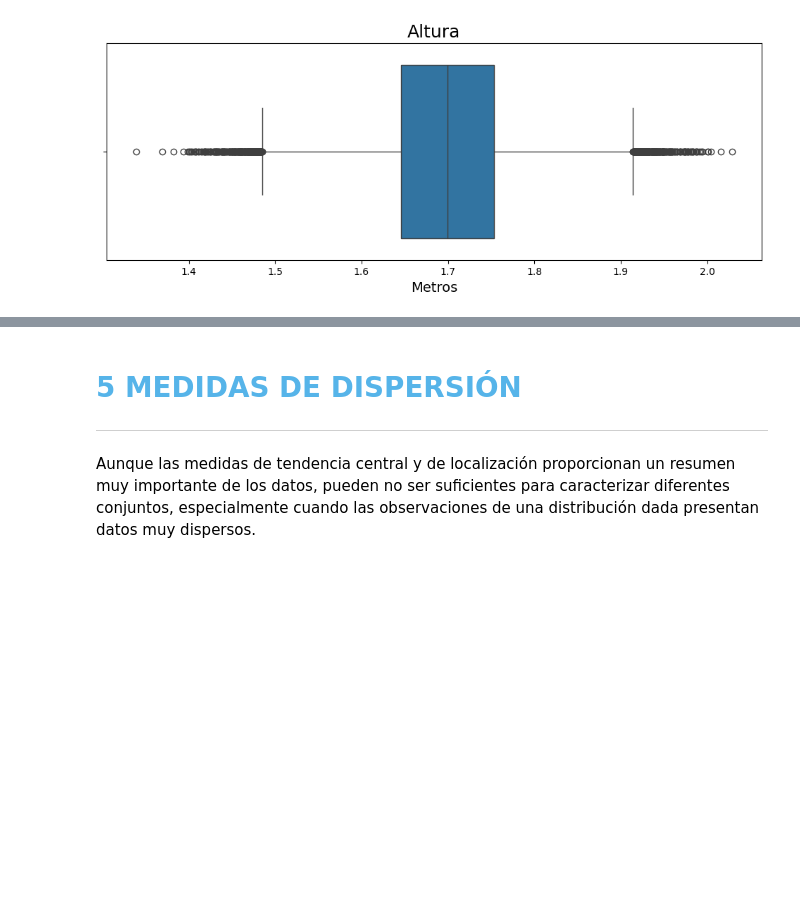
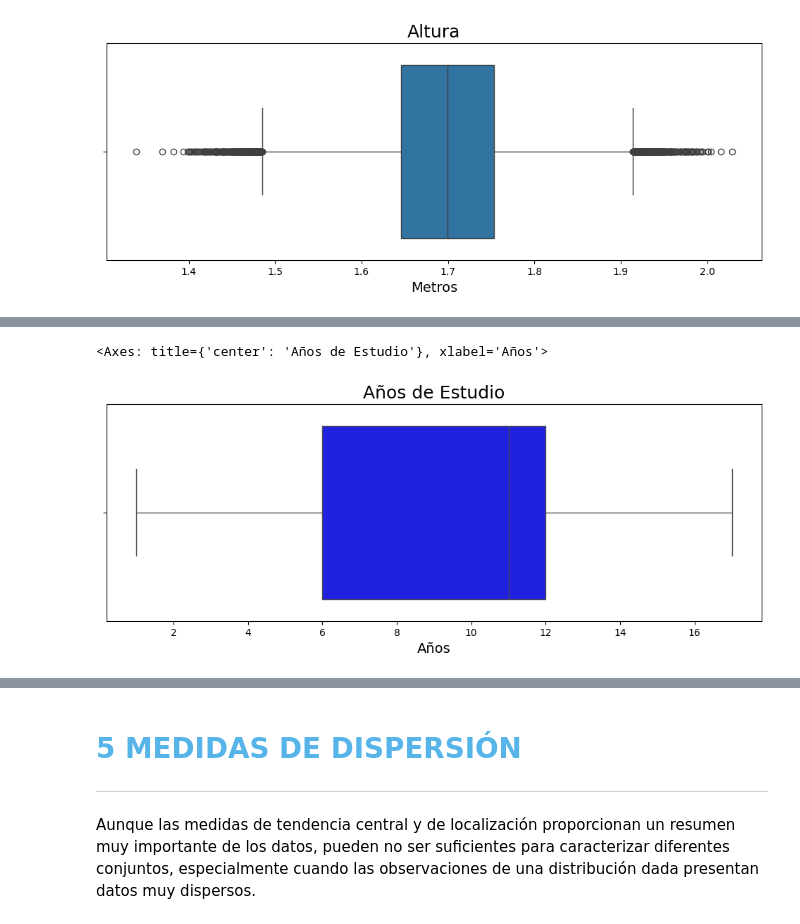
Before and after one commit to MarteDevs/Estadistica-con-Python, a Jupyter notebook: Curso_de_Estadística_con_Python_1.ipynb, the cells around one changed output, grey strips where cells are left out. Saved outputs shown, nothing was run; the diff lists cells and outputs as text; code cells hidden in the pictures; blank space fills up the shorter version.

```diff
--- a/Curso_de_Estadística_con_Python_1.ipynb
+++ b/Curso_de_Estadística_con_Python_1.ipynb
@@ -1314,0 +1342,11 @@ ax
+# %%
+ax = srn.boxplot(x = 'Años de Estudio', data = datos,orient='h', color='blue')
+# Crea un boxplot de la columna 'Ingreso' usando seaborn.
+# intentamos hacer un zoom
+ax.figure.set_size_inches(12, 4)
+ax.set_title('Años de Estudio', fontsize=18)
+ax.set_xlabel('Años', fontsize=14)
+ax
+# %% [output]
+<Axes: title={'center': 'Años de Estudio'}, xlabel='Años'>
+[figure, added]
```
Also changed, not shown: parts of 37 cells of this notebook.
